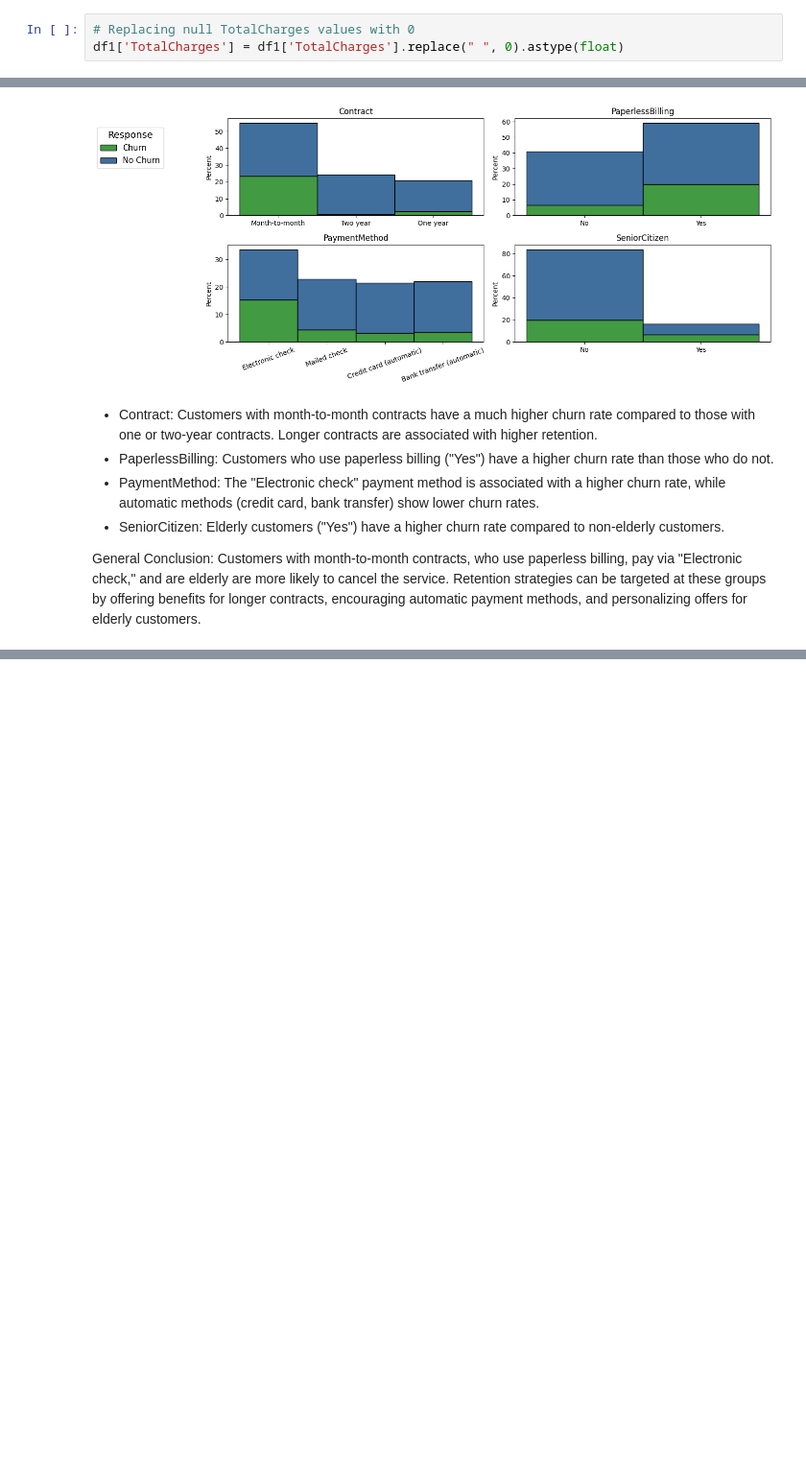
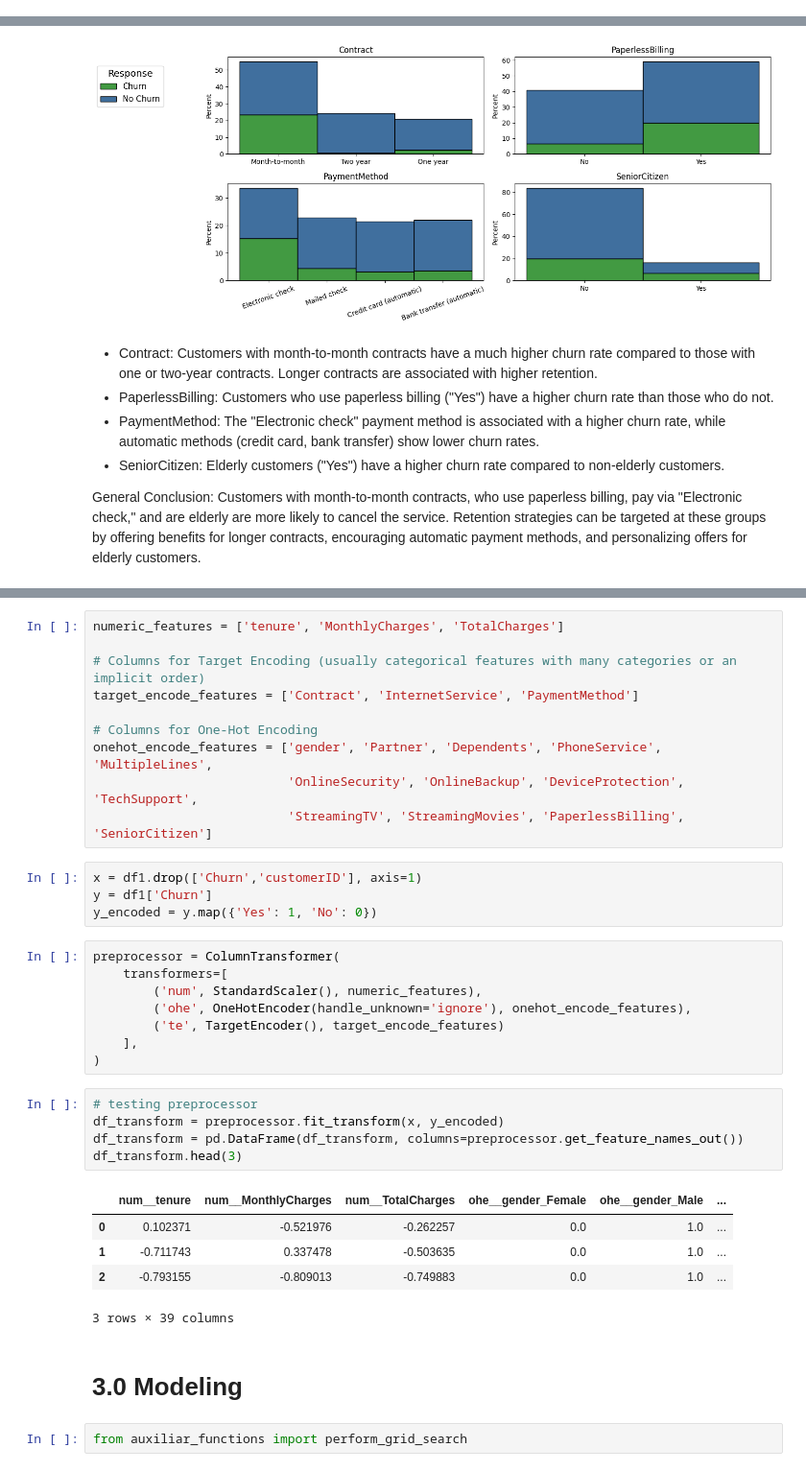
Before and after one commit to RafaelLuckner/prev-churn, a Jupyter notebook: notebooks/project.ipynb, the cells around one changed output, grey strips where cells are left out. Shown at 96% size. Drawn from its saved outputs; the diff is of its cells as text; blank space fills up the shorter version.

```diff
--- a/notebooks/project.ipynb
+++ b/notebooks/project.ipynb
@@ -111,9 +113,6 @@ memory usage: 968.3+ KB
 ## 1.2 Feature Analysis
 # %% [markdown]
 ### 1.2.1 Numeric Features
-# %%
-# Replacing null TotalCharges values with 0
-df1['TotalCharges'] = df1['TotalCharges'].replace(" ", 0).astype(float)
 # %%
 # Select numerical features
 df_numbers = df1.select_dtypes(include=['int64', 'float64']).drop(columns=['SeniorCitizen'])
@@ -285,0 +296,37 @@ Customers with month-to-month contracts, who use paperless billing, pay via "Ele
+# %%
+numeric_features = ['tenure', 'MonthlyCharges', 'TotalCharges']
+
+# Columns for Target Encoding (usually categorical features with many categories or an implicit order)
+target_encode_features = ['Contract', 'InternetService', 'PaymentMethod']
+
+# Columns for One-Hot Encoding
+onehot_encode_features = ['gender', 'Partner', 'Dependents', 'PhoneService', 'MultipleLines',
+                          'OnlineSecurity', 'OnlineBackup', 'DeviceProtection', 'TechSupport',
+                          'StreamingTV', 'StreamingMovies', 'PaperlessBilling', 'SeniorCitizen']
+# %%
+x = df1.drop(['Churn','customerID'], axis=1)
+y = df1['Churn']
+y_encoded = y.map({'Yes': 1, 'No': 0})
+# %%
+preprocessor = ColumnTransformer(
+    transformers=[
+        ('num', StandardScaler(), numeric_features),
+        ('ohe', OneHotEncoder(handle_unknown='ignore'), onehot_encode_features),
+        ('te', TargetEncoder(), target_encode_features)
+    ],
+)
+# %%
+# testing preprocessor
+df_transform = preprocessor.fit_transform(x, y_encoded)
+df_transform = pd.DataFrame(df_transform, columns=preprocessor.get_feature_names_out())
+df_transform.head(3)
+# %% [output]
+|  | num__tenure | num__MonthlyCharges | num__TotalCharges | ohe__gender_Female | ohe__gender_Male | ... |
+| 0 | 0.102371 | -0.521976 | -0.262257 | 0.0 | 1.0 | ... |
+| 1 | -0.711743 | 0.337478 | -0.503635 | 0.0 | 1.0 | ... |
+| 2 | -0.793155 | -0.809013 | -0.749883 | 0.0 | 1.0 | ... |
+3 rows × 39 columns
+# %% [markdown]
+# 3.0 Modeling
+# %%
+from auxiliar_functions import perform_grid_search
```
Also changed, not shown: parts of 13 cells of this notebook, 1 other file.
